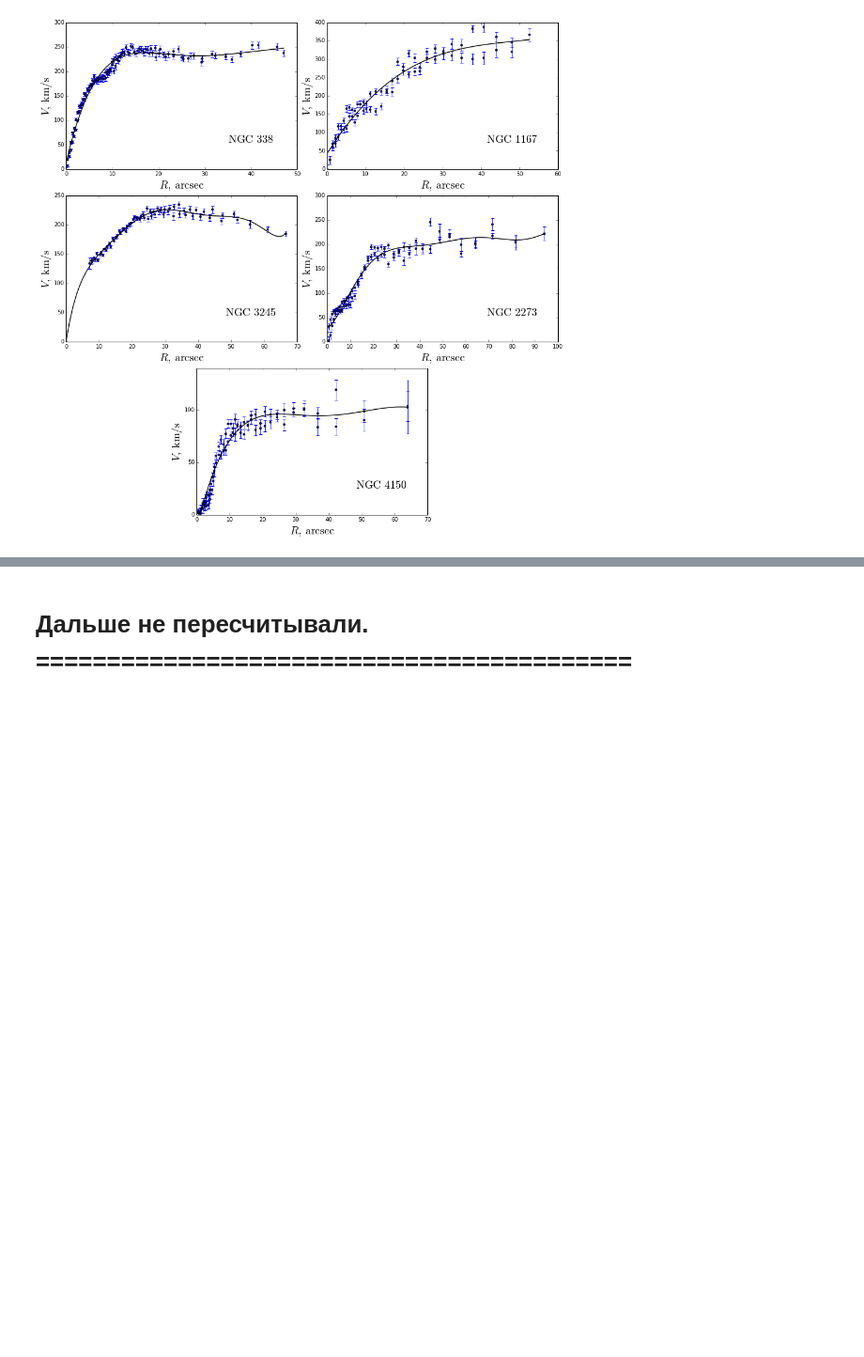
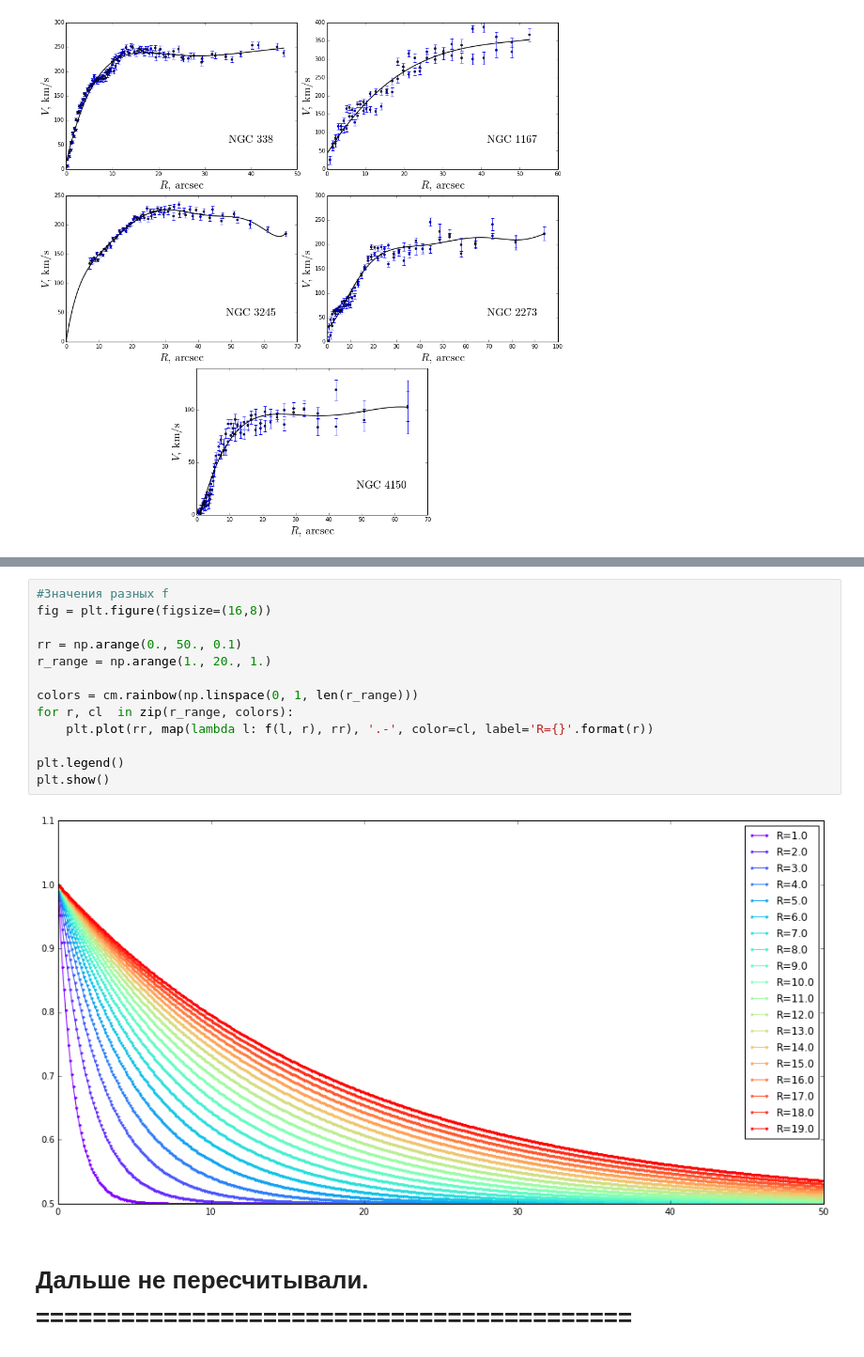
Before and after one commit to Amarchuk/2FInstability, a Jupyter notebook: notebooks/NGC338_cut.ipynb, the cells around one changed output, grey strips where cells are left out. Shown at 94% size. Drawn from its saved outputs; the diff is of its cells as text; blank space fills up the shorter version.

```diff
--- a/notebooks/NGC338_cut.ipynb
+++ b/notebooks/NGC338_cut.ipynb
@@ -1737,3 +1771,18 @@ plt.show()
+# %%
+#Значения разных f
+fig = plt.figure(figsize=(16,8))
+
+rr = np.arange(0., 50., 0.1)
+r_range = np.arange(1., 20., 1.)
+
+colors = cm.rainbow(np.linspace(0, 1, len(r_range)))
+for r, cl  in zip(r_range, colors):
+    plt.plot(rr, map(lambda l: f(l, r), rr), '.-', color=cl, label='R={}'.format(r))
+
+plt.legend()
+plt.show()
+# %% [output]
+[figure, added]
 # %% [markdown]
 # Дальше не пересчитывали.  ==========================================
 # %% [markdown]
```
Also changed, not shown: parts of 9 cells of this notebook.
